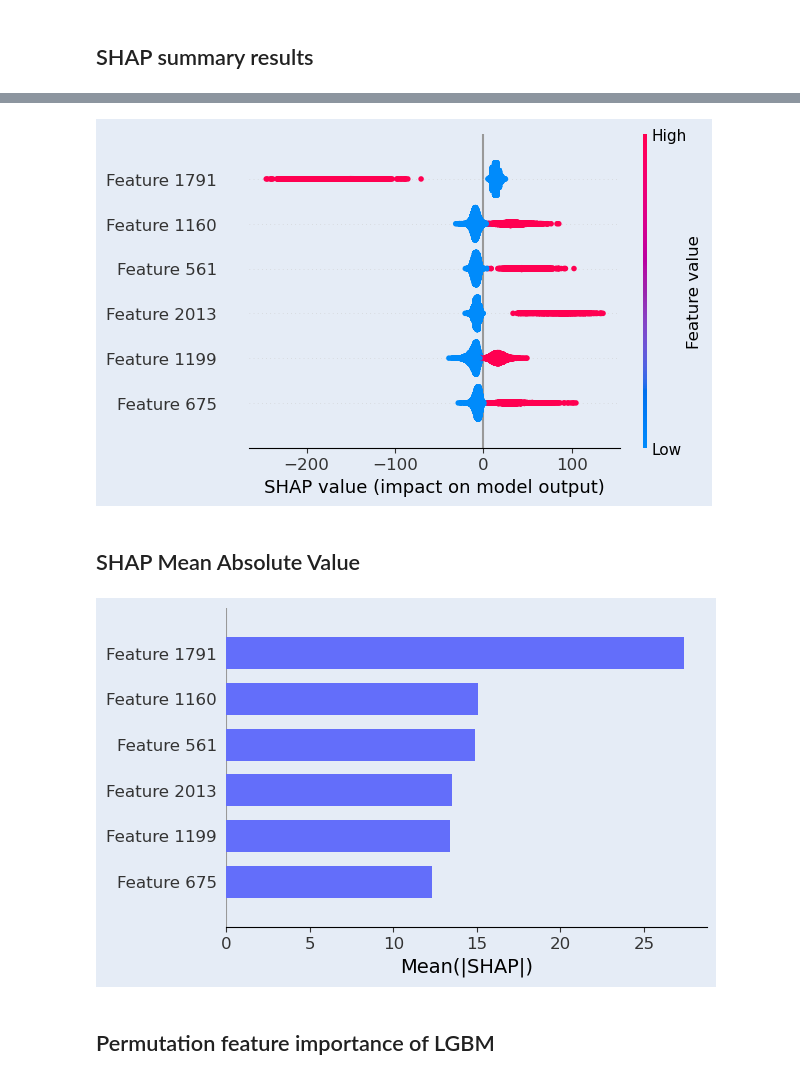
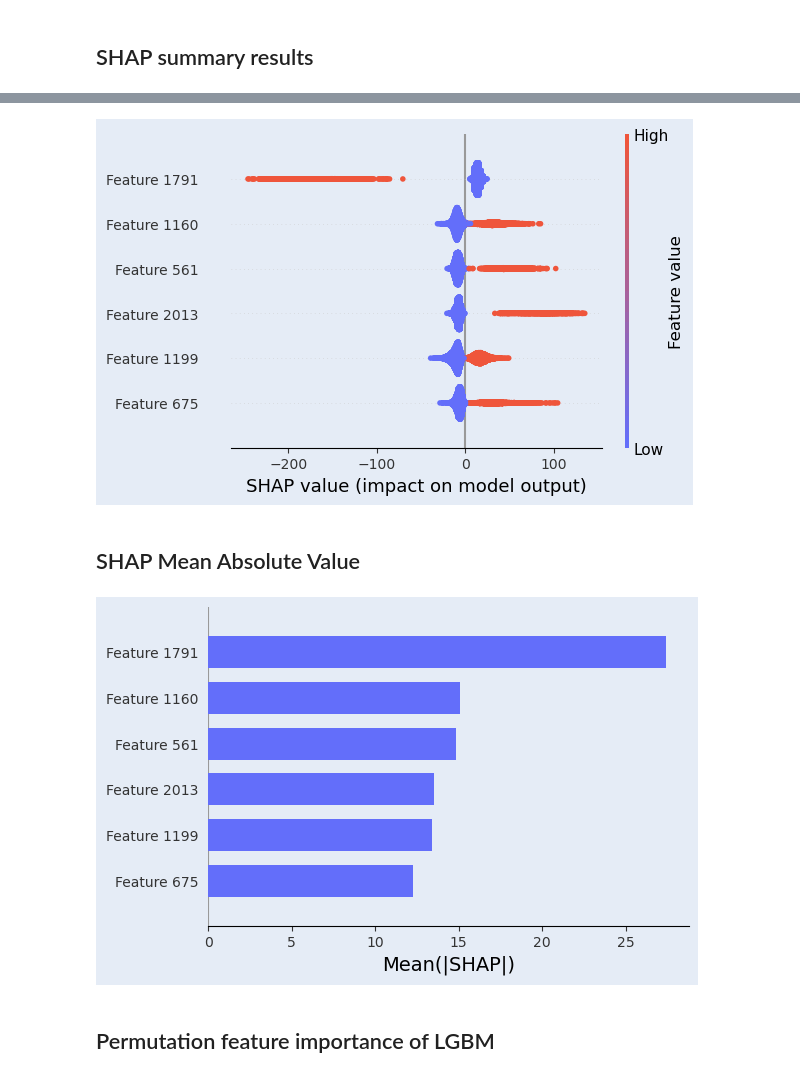
Before and after one commit to cwrukaizhang/ML-for-Molecular-Properties-Practical-Guide, a Jupyter notebook: 4. model_interpretation.ipynb, the cells around one changed output, grey strips where cells are left out. Cells and saved outputs as stored; diff of their text form; code cells hidden in the pictures.

```diff
--- a/model_interpretation_new.ipynb
+++ b/4. model_interpretation.ipynb
@@ -1,9 +1,10 @@
 # %%
+import joblib
+import numpy as np
 import pandas as  pd
 from rdkit import Chem
 from rdkit.Chem import AllChem
-import numpy as np
-import pandas as pd
+
 
 def generate_fingerprint(smiles, radius=2, nBits=2048):
     mol = Chem.MolFromSmiles(smiles)
@@ -11,6 +12,6 @@ def generate_fingerprint(smiles, radius=2, nBits=2048):
         morgan_gen = AllChem.GetMorganGenerator(radius=radius, fpSize=nBits)
         return list(morgan_gen.GetFingerprint(mol))
     return [0] * nBits
-dataset = pd.read_csv("dataset/SMRT_dataset_with_dates.csv").sort_values(by='date').reset_index(drop=True)
+dataset = pd.read_csv("dataset/SMRT_dataset.csv").sort_values(by='date').reset_index(drop=True)
 dataset['fingerprint'] = dataset['SMILES'].apply(lambda x: generate_fingerprint(x))
 # %%
@@ -35,36 +34,45 @@ y_ftest = ftest_set['rt']
 # %%
 import shap
 import matplotlib.pyplot as plt
+from matplotlib.colors import LinearSegmentedColormap
+
+
+_COLOR_CMAP = LinearSegmentedColormap.from_list(
+    "blue_to_red",
+    ["#636EFA", "#EF553B"],
+    N=30,
+)
 
 # Initialize JS visualization for the notebook
 shap.initjs()
 
 # Create the explainer
 explainer = shap.TreeExplainer(lgbm_model)
 
 # Calculate SHAP values for the test set
 shap_values = explainer.shap_values(X_ftest)
 
 # Create a summary plot
-shap.summary_plot(shap_values, X_ftest, show=False,max_display=6)
+shap.summary_plot(shap_values, X_ftest, show=False, max_display=6, cmap=_COLOR_CMAP)
 
 # Customize background color
 fig = plt.gcf()
 fig.set_size_inches(6, 4)
 fig.suptitle("")
 ax = plt.gca()
 bg_color = (229/255, 236/255, 246/255, 1)
 fig.patch.set_facecolor(bg_color)
 ax.set_facecolor(bg_color)
 ax.xaxis.label.set_color("black")
 ax.yaxis.label.set_color("black")
-ax.tick_params(axis="x", labelsize=12)
-ax.tick_params(axis="y", labelsize=12)
+ax.tick_params(axis="x", labelsize=10)
+ax.tick_params(axis="y", labelsize=10)
 
+plt.savefig("images/Figure-4.1-shap_summary-lgbm.svg", format='svg', bbox_inches='tight')
 plt.show()
 # %% [output]
 [interactive output not drawn]
-[figure, old version]
+[figure, new version]
 # %% [markdown]
 ## SHAP Mean Absolute Value
 # %%
@@ -79,11 +87,11 @@ ax.set_facecolor(bg_color)
 ax.xaxis.label.set_color("black")
 ax.yaxis.label.set_color("black")
 ax.set_xlabel("Mean(|SHAP|)", fontsize=14)
-ax.tick_params(axis="x", labelsize=12)
-ax.tick_params(axis="y", labelsize=12)
+ax.tick_params(axis="x", labelsize=10)
+ax.tick_params(axis="y", labelsize=10)
 for p in ax.patches:      # each bar is a patch
     p.set_facecolor('#636EFA')
-
+plt.savefig("images/Figure-4.2-mean-abs-shap-lgbm.svg", format='svg', bbox_inches='tight')
 plt.show()
 # %% [output]
-[figure, old version]
+[figure, new version]
```
Also changed, not shown: parts of 16 cells of this notebook.
